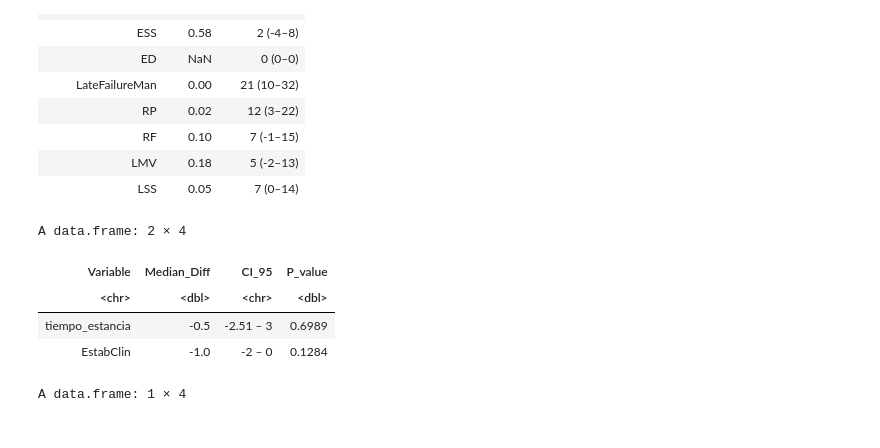
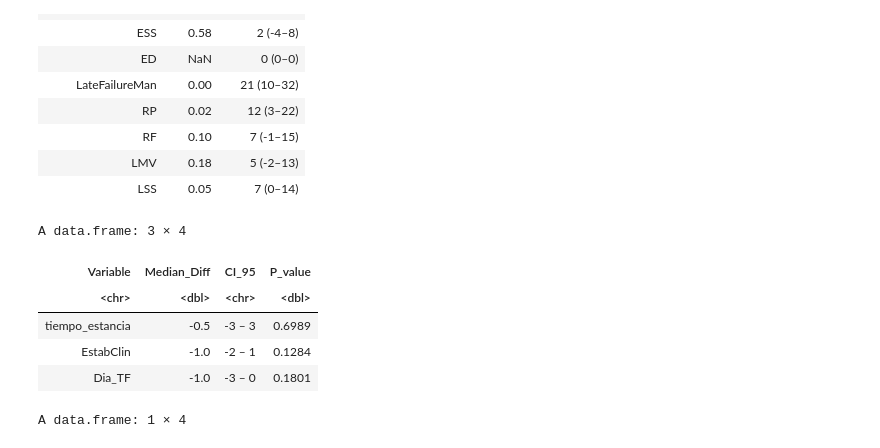
Before and after one commit to Kodro23/CAP, a Jupyter notebook: notebooks/ipynb/main_PP.ipynb, the cells around one changed output. Saved outputs shown, nothing was run; the diff lists cells and outputs as text; code cells hidden in the pictures.

```diff
--- a/notebooks/ipynb/main_PP.ipynb
+++ b/notebooks/ipynb/main_PP.ipynb
@@ -391,13 +427,14 @@ A data.frame: 10 × 3
 | LMV | 0.18 | 5 (-2–13) |
 | LSS | 0.05 | 7 (0–14) |
 # %%
-compare_medians(data_dint[!names(data_dint) %in% "IdPac"], c("tiempo_estancia","EstabClin"),"Grupo")
+compare_medians(data_dint[!names(data_dint) %in% "IdPac"], c("tiempo_estancia","EstabClin", "Dia_TF"),"Grupo")
 # %% [output]
-A data.frame: 2 × 4
+A data.frame: 3 × 4
 | Variable | Median_Diff | CI_95 | P_value |
 | <chr> | <dbl> | <chr> | <dbl> |
-| tiempo_estancia | -0.5 | -2.51 – 3 | 0.6989 |
-| EstabClin | -1.0 | -2 – 0 | 0.1284 |
+| tiempo_estancia | -0.5 | -3 – 3 | 0.6989 |
+| EstabClin | -1.0 | -2 – 1 | 0.1284 |
+| Dia_TF | -1.0 | -3 – 0 | 0.1801 |
 # %%
 group0 <- data_dint[data_dint[["Grupo"]] == 0 & data_dint$EvolDiasUCI>0, "EvolDiasUCI", drop = TRUE]
 group1 <- data_dint[data_dint[["Grupo"]] == 1 & data_dint$EvolDiasUCI>0, "EvolDiasUCI", drop = TRUE]
```
Also changed, not shown: parts of 3 cells of this notebook, 3 other files.
